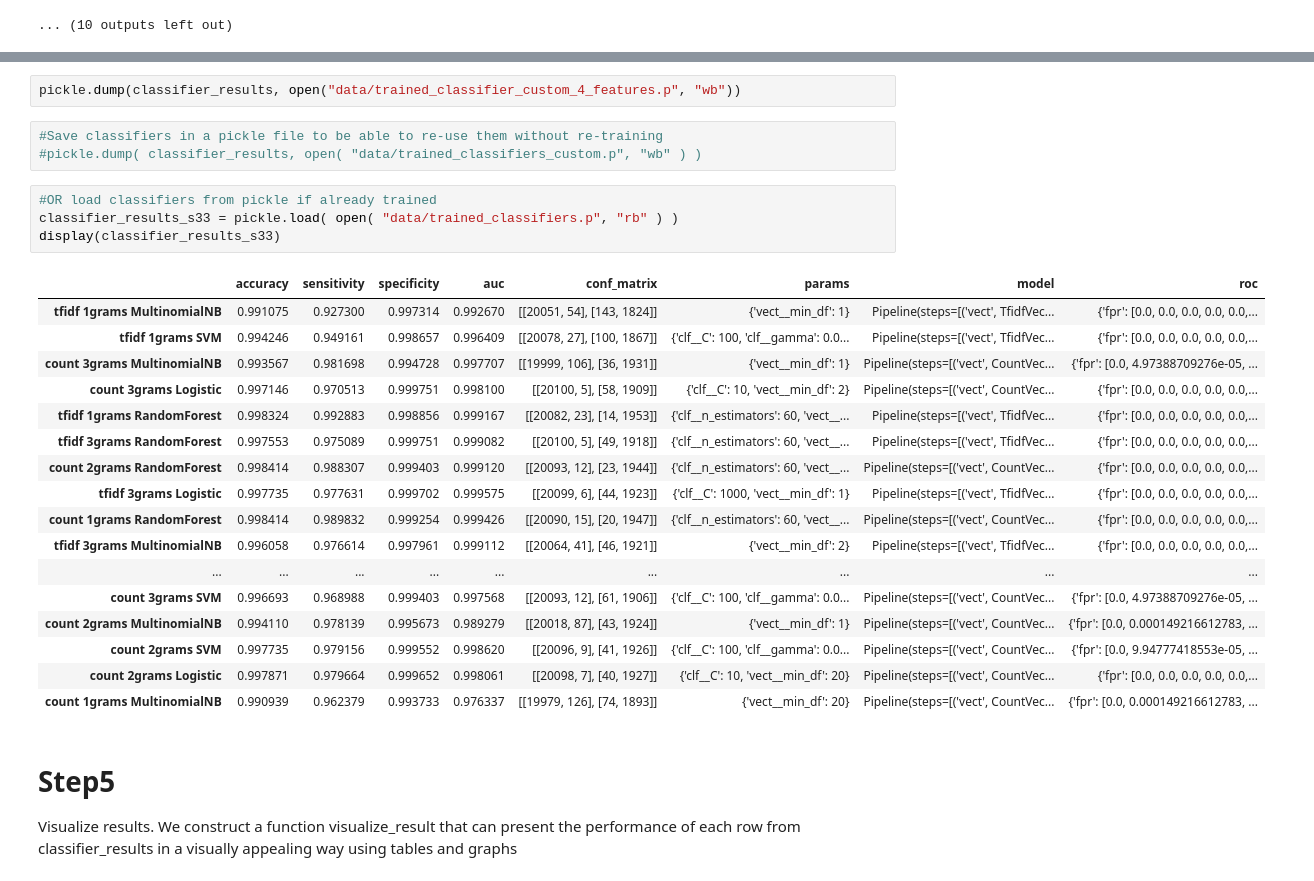
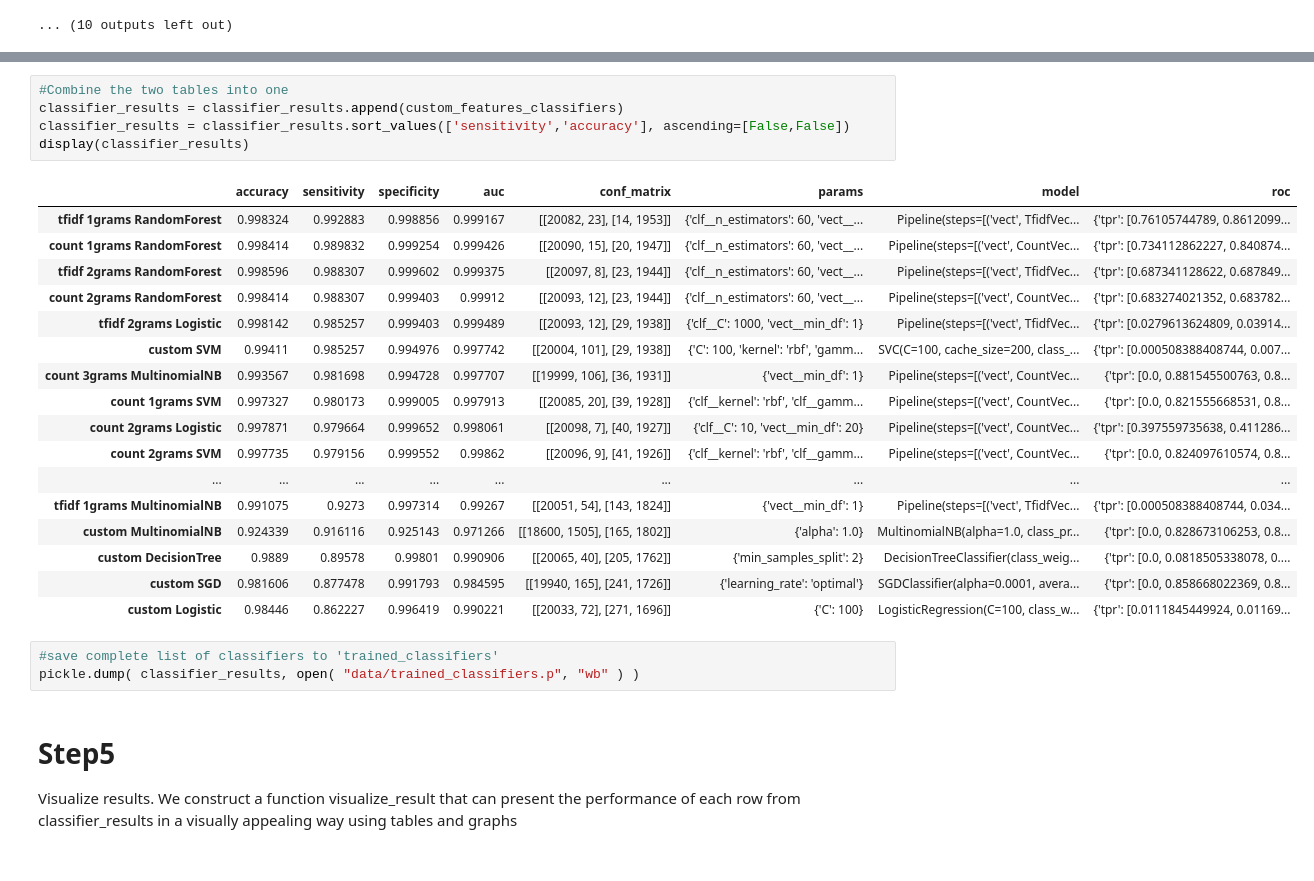
Before and after one commit to grananqvist/Machine-Learning-Web-Application-Firewall-and-Dataset, a Jupyter notebook: Data_analysis.ipynb, the cells around one changed output, grey strips where cells are left out. Cells and saved outputs as stored; diff of their text form.

```diff
--- a/Data_analysis.ipynb
+++ b/Data_analysis.ipynb
@@ -1013,30 +1021,29 @@ Fitting 5 folds for each of 10 candidates, totalling 50 fits
+# %%
+#Combine the two tables into one
+classifier_results = classifier_results.append(custom_features_classifiers)
+classifier_results = classifier_results.sort_values(['sensitivity','accuracy'], ascending=[False,False])
+display(classifier_results)
+# %% [output]
+|  | accuracy | sensitivity | specificity | auc | conf_matrix | params | model | roc |
+| tfidf 1grams RandomForest | 0.998324 | 0.992883 | 0.998856 | 0.999167 | [[20082, 23], [14, 1953]] | {'clf__n_estimators': 60, 'vect__... | Pipeline(steps=[('vect', TfidfVec... | {'tpr': [0.76105744789, 0.8612099... |
+| count 1grams RandomForest | 0.998414 | 0.989832 | 0.999254 | 0.999426 | [[20090, 15], [20, 1947]] | {'clf__n_estimators': 60, 'vect__... | Pipeline(steps=[('vect', CountVec... | {'tpr': [0.734112862227, 0.840874... |
+| tfidf 2grams RandomForest | 0.998596 | 0.988307 | 0.999602 | 0.999375 | [[20097, 8], [23, 1944]] | {'clf__n_estimators': 60, 'vect__... | Pipeline(steps=[('vect', TfidfVec... | {'tpr': [0.687341128622, 0.687849... |
+| count 2grams RandomForest | 0.998414 | 0.988307 | 0.999403 | 0.99912 | [[20093, 12], [23, 1944]] | {'clf__n_estimators': 60, 'vect__... | Pipeline(steps=[('vect', CountVec... | {'tpr': [0.683274021352, 0.683782... |
+| tfidf 2grams Logistic | 0.998142 | 0.985257 | 0.999403 | 0.999489 | [[20093, 12], [29, 1938]] | {'clf__C': 1000, 'vect__min_df': 1} | Pipeline(steps=[('vect', TfidfVec... | {'tpr': [0.0279613624809, 0.03914... |
+| custom SVM | 0.99411 | 0.985257 | 0.994976 | 0.997742 | [[20004, 101], [29, 1938]] | {'C': 100, 'kernel': 'rbf', 'gamm... | SVC(C=100, cache_size=200, class_... | {'tpr': [0.000508388408744, 0.007... |
+| count 3grams MultinomialNB | 0.993567 | 0.981698 | 0.994728 | 0.997707 | [[19999, 106], [36, 1931]] | {'vect__min_df': 1} | Pipeline(steps=[('vect', CountVec... | {'tpr': [0.0, 0.881545500763, 0.8... |
+| count 1grams SVM | 0.997327 | 0.980173 | 0.999005 | 0.997913 | [[20085, 20], [39, 1928]] | {'clf__kernel': 'rbf', 'clf__gamm... | Pipeline(steps=[('vect', CountVec... | {'tpr': [0.0, 0.821555668531, 0.8... |
+| count 2grams Logistic | 0.997871 | 0.979664 | 0.999652 | 0.998061 | [[20098, 7], [40, 1927]] | {'clf__C': 10, 'vect__min_df': 20} | Pipeline(steps=[('vect', CountVec... | {'tpr': [0.397559735638, 0.411286... |
+| count 2grams SVM | 0.997735 | 0.979156 | 0.999552 | 0.99862 | [[20096, 9], [41, 1926]] | {'clf__kernel': 'rbf', 'clf__gamm... | Pipeline(steps=[('vect', CountVec... | {'tpr': [0.0, 0.824097610574, 0.8... |
+| ... | ... | ... | ... | ... | ... | ... | ... | ... |
+| tfidf 1grams MultinomialNB | 0.991075 | 0.9273 | 0.997314 | 0.99267 | [[20051, 54], [143, 1824]] | {'vect__min_df': 1} | Pipeline(steps=[('vect', TfidfVec... | {'tpr': [0.000508388408744, 0.034... |
+| custom MultinomialNB | 0.924339 | 0.916116 | 0.925143 | 0.971266 | [[18600, 1505], [165, 1802]] | {'alpha': 1.0} | MultinomialNB(alpha=1.0, class_pr... | {'tpr': [0.0, 0.828673106253, 0.8... |
+| custom DecisionTree | 0.9889 | 0.89578 | 0.99801 | 0.990906 | [[20065, 40], [205, 1762]] | {'min_samples_split': 2} | DecisionTreeClassifier(class_weig... | {'tpr': [0.0, 0.0818505338078, 0.... |
+| custom SGD | 0.981606 | 0.877478 | 0.991793 | 0.984595 | [[19940, 165], [241, 1726]] | {'learning_rate': 'optimal'} | SGDClassifier(alpha=0.0001, avera... | {'tpr': [0.0, 0.858668022369, 0.8... |
+| custom Logistic | 0.98446 | 0.862227 | 0.996419 | 0.990221 | [[20033, 72], [271, 1696]] | {'C': 100} | LogisticRegression(C=100, class_w... | {'tpr': [0.0111845449924, 0.01169... |
 # %%
-pickle.dump(classifier_results, open("data/trained_classifier_custom_4_features.p", "wb"))
+#save complete list of classifiers to 'trained_classifiers'
+pickle.dump( classifier_results, open( "data/trained_classifiers.p", "wb" ) )
-# %%
-#Save classifiers in a pickle file to be able to re-use them without re-training
-#pickle.dump( classifier_results, open( "data/trained_classifiers_custom.p", "wb" ) )
-# %%
-#OR load classifiers from pickle if already trained
-classifier_results_s33 = pickle.load( open( "data/trained_classifiers.p", "rb" ) )
-display(classifier_results_s33)
-# %% [output]
-|  | accuracy | sensitivity | specificity | auc | conf_matrix | params | model | roc |
-| tfidf 1grams MultinomialNB | 0.991075 | 0.927300 | 0.997314 | 0.992670 | [[20051, 54], [143, 1824]] | {'vect__min_df': 1} | Pipeline(steps=[('vect', TfidfVec... | {'fpr': [0.0, 0.0, 0.0, 0.0, 0.0,... |
-| tfidf 1grams SVM | 0.994246 | 0.949161 | 0.998657 | 0.996409 | [[20078, 27], [100, 1867]] | {'clf__C': 100, 'clf__gamma': 0.0... | Pipeline(steps=[('vect', TfidfVec... | {'fpr': [0.0, 0.0, 0.0, 0.0, 0.0,... |
-| count 3grams MultinomialNB | 0.993567 | 0.981698 | 0.994728 | 0.997707 | [[19999, 106], [36, 1931]] | {'vect__min_df': 1} | Pipeline(steps=[('vect', CountVec... | {'fpr': [0.0, 4.97388709276e-05, ... |
-| count 3grams Logistic | 0.997146 | 0.970513 | 0.999751 | 0.998100 | [[20100, 5], [58, 1909]] | {'clf__C': 10, 'vect__min_df': 2} | Pipeline(steps=[('vect', CountVec... | {'fpr': [0.0, 0.0, 0.0, 0.0, 0.0,... |
-| tfidf 1grams RandomForest | 0.998324 | 0.992883 | 0.998856 | 0.999167 | [[20082, 23], [14, 1953]] | {'clf__n_estimators': 60, 'vect__... | Pipeline(steps=[('vect', TfidfVec... | {'fpr': [0.0, 0.0, 0.0, 0.0, 0.0,... |
-| tfidf 3grams RandomForest | 0.997553 | 0.975089 | 0.999751 | 0.999082 | [[20100, 5], [49, 1918]] | {'clf__n_estimators': 60, 'vect__... | Pipeline(steps=[('vect', TfidfVec... | {'fpr': [0.0, 0.0, 0.0, 0.0, 0.0,... |
-| count 2grams RandomForest | 0.998414 | 0.988307 | 0.999403 | 0.999120 | [[20093, 12], [23, 1944]] | {'clf__n_estimators': 60, 'vect__... | Pipeline(steps=[('vect', CountVec... | {'fpr': [0.0, 0.0, 0.0, 0.0, 0.0,... |
-| tfidf 3grams Logistic | 0.997735 | 0.977631 | 0.999702 | 0.999575 | [[20099, 6], [44, 1923]] | {'clf__C': 1000, 'vect__min_df': 1} | Pipeline(steps=[('vect', TfidfVec... | {'fpr': [0.0, 0.0, 0.0, 0.0, 0.0,... |
-| count 1grams RandomForest | 0.998414 | 0.989832 | 0.999254 | 0.999426 | [[20090, 15], [20, 1947]] | {'clf__n_estimators': 60, 'vect__... | Pipeline(steps=[('vect', CountVec... | {'fpr': [0.0, 0.0, 0.0, 0.0, 0.0,... |
-| tfidf 3grams MultinomialNB | 0.996058 | 0.976614 | 0.997961 | 0.999112 | [[20064, 41], [46, 1921]] | {'vect__min_df': 2} | Pipeline(steps=[('vect', TfidfVec... | {'fpr': [0.0, 0.0, 0.0, 0.0, 0.0,... |
-| ... | ... | ... | ... | ... | ... | ... | ... | ... |
-| count 3grams SVM | 0.996693 | 0.968988 | 0.999403 | 0.997568 | [[20093, 12], [61, 1906]] | {'clf__C': 100, 'clf__gamma': 0.0... | Pipeline(steps=[('vect', CountVec... | {'fpr': [0.0, 4.97388709276e-05, ... |
-| count 2grams MultinomialNB | 0.994110 | 0.978139 | 0.995673 | 0.989279 | [[20018, 87], [43, 1924]] | {'vect__min_df': 1} | Pipeline(steps=[('vect', CountVec... | {'fpr': [0.0, 0.000149216612783, ... |
-| count 2grams SVM | 0.997735 | 0.979156 | 0.999552 | 0.998620 | [[20096, 9], [41, 1926]] | {'clf__C': 100, 'clf__gamma': 0.0... | Pipeline(steps=[('vect', CountVec... | {'fpr': [0.0, 9.94777418553e-05, ... |
-| count 2grams Logistic | 0.997871 | 0.979664 | 0.999652 | 0.998061 | [[20098, 7], [40, 1927]] | {'clf__C': 10, 'vect__min_df': 20} | Pipeline(steps=[('vect', CountVec... | {'fpr': [0.0, 0.0, 0.0, 0.0, 0.0,... |
-| count 1grams MultinomialNB | 0.990939 | 0.962379 | 0.993733 | 0.976337 | [[19979, 126], [74, 1893]] | {'vect__min_df': 20} | Pipeline(steps=[('vect', CountVec... | {'fpr': [0.0, 0.000149216612783, ... |
 # %% [markdown]
 # Step5
 Visualize results. We construct a function visualize_result that can present the performance of each row from classifier_results in a visually appealing way using tables and graphs
```
Also changed, not shown: parts of 7 cells of this notebook.
